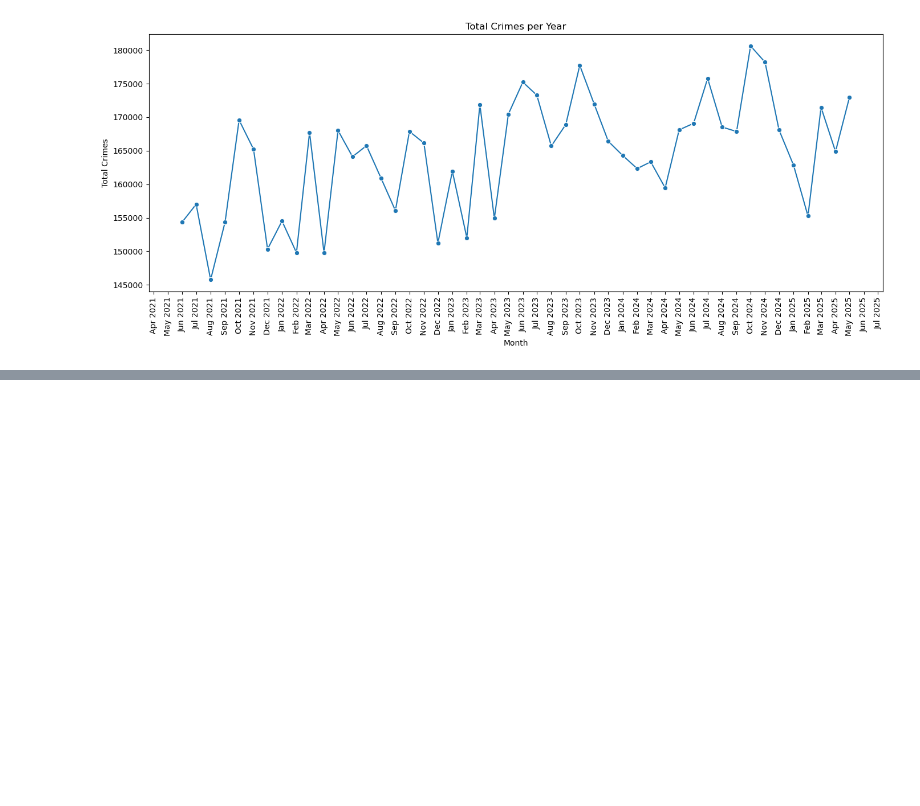
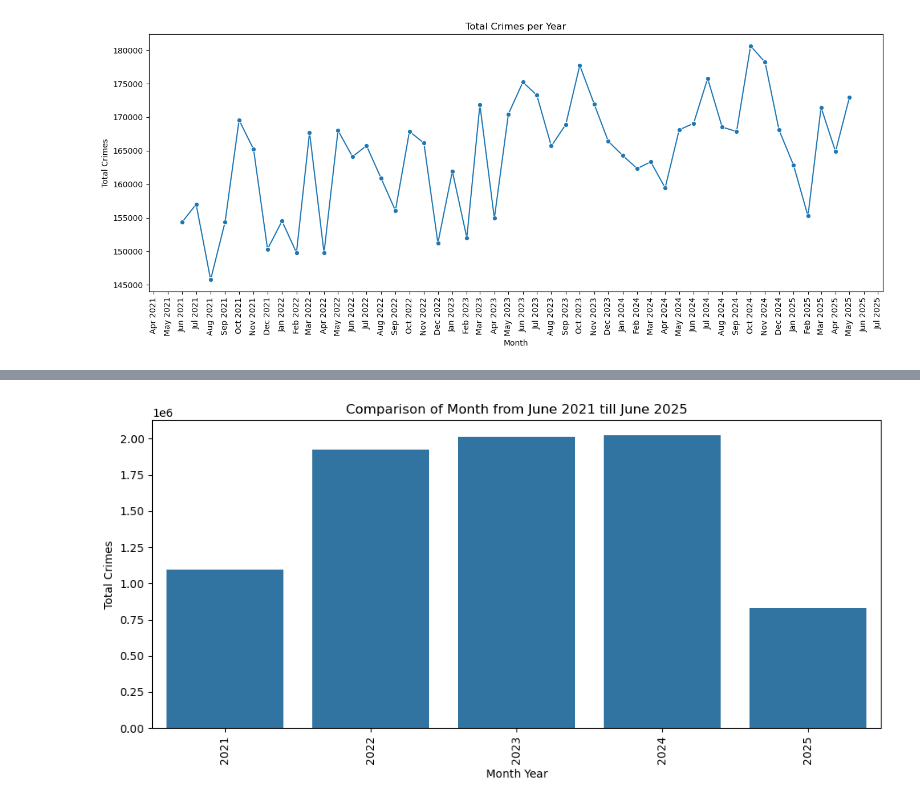
Before and after one commit to asubhan94/TNO---Crimes-in-London, a Jupyter notebook: notebooks/02_eda.ipynb, the cells around one changed output, grey strips where cells are left out. Saved outputs shown, nothing was run; the diff lists cells and outputs as text; code cells hidden in the pictures; blank space fills up the shorter version.

```diff
--- a/notebooks/02_eda.ipynb
+++ b/notebooks/02_eda.ipynb
@@ -102,0 +106,17 @@ plt.show()
+# %%
+df['year_label'] = df['Month_Year'].dt.strftime('%Y')
+Total_crimes_per_year = df.groupby('year_label')['Count'].sum().reset_index()
+
+# monthly_by_label
+
+plt.figure(figsize = (10, 5))
+sns.barplot(data=Total_crimes_per_year, x='year_label', y='Count')
+plt.title('Comparison of Month from June 2021 till June 2025')
+plt.xlabel('Month Year')
+plt.ylabel('Total Crimes')
+plt.xticks(rotation=90)
+
+plt.tight_layout()
+plt.show()
+# %% [output]
+[figure, added]
```
Also changed, not shown: parts of 9 cells of this notebook, 1 other file.
